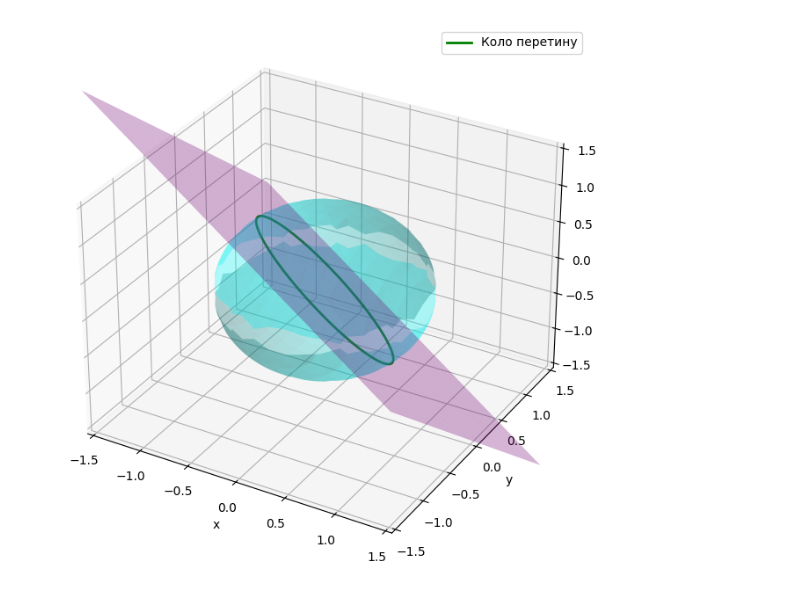
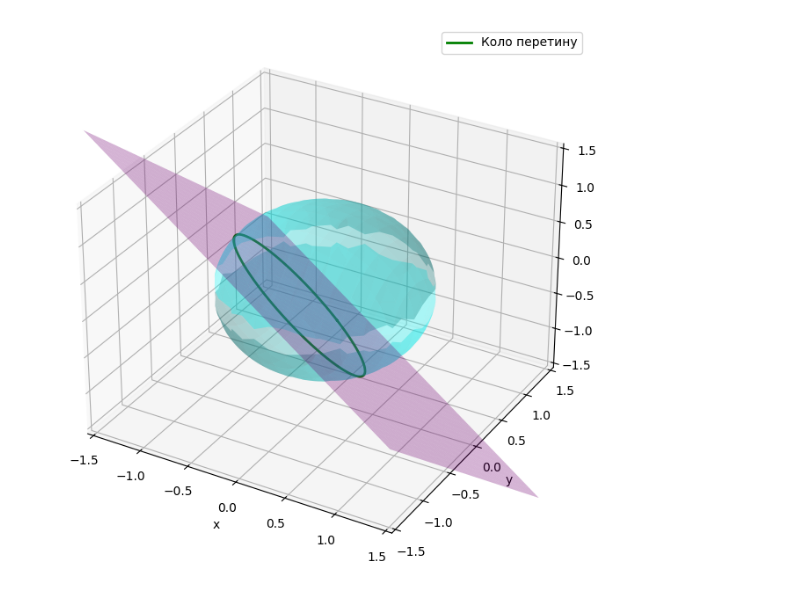
Before and after one commit to VikaBilyk/numeric_methods, a Jupyter notebook: lab3/lab3.ipynb, the cells around one changed output. Cells and saved outputs as stored; diff of their text form; code cells hidden in the pictures.

```diff
--- a/lab3/lab3.ipynb
+++ b/lab3/lab3.ipynb
@@ -10,7 +10,7 @@ def f1(x, y, z):
     return x**2 + y**2 + z**2 - 1  # Сфера
 
 def f2(x, y, z):
-    return x + y + z  # Площина
+    return x + y + z + 0.5  # площина
 
 # Вектор функцій
 def F(x, y, z):
@@ -72,10 +72,7 @@ def pseudo_inverse(a):
     return A_pseudo_inv
 
 # Модифікований метод Ньютона
-def modified_newton_method_fixed_jacobian(x0, y0, z0, tol=1e-6, max_iter=100):
-    """
-    Реалізація модифікованого методу Ньютона з фіксованою Якобі-матрицею.
-    """
+def modified_newton_method_fixed_jacobian(x0, y0, z0, tol):
     x, y, z = x0, y0, z0
 
     # Обчислення фіксованої Якобі-матриці на початку
@@ -86,7 +83,8 @@ def modified_newton_method_fixed_jacobian(x0, y0, z0, tol=1e-6, max_iter=100):
         print(f"Помилка при обчисленні псевдооберненої матриці: {e}")
         return None
 
-    for iteration in range(max_iter):
+    iteration = 0
+    while True:
         F_val = F(x, y, z)
         accuracy = vector_norm(F_val)
         print(f"Ітерація {iteration}: x = {x}, y = {y}, z = {z}, точність = {accuracy}")
@@ -104,38 +102,38 @@ def modified_newton_method_fixed_jacobian(x0, y0, z0, tol=1e-6, max_iter=100):
         # Оновлення змінних
         x, y, z = x + delta[0], y + delta[1], z + delta[2]
 
-    print("Розв'язок не знайдено за вказану кількість ітерацій.")
-    return None
+        # Перевірка на відсутність прогресу
+        if vector_norm(delta) < 1e-12:
+            print("Прогрес став занадто малим. Можливо, метод не збігається.")
+            return None
+
+        iteration += 1
+
 
 # Знаходження кола перетину
 def get_circle_of_intersection():
-    # Нормаль площини
     normal = [1, 1, 1]
     norm_length = vector_norm(normal)
     normal = [n / norm_length for n in normal]
 
-    # Центр сфери
     center_sphere = [0, 0, 0]
+    d = 0.5 / norm_length  # Відстань площини від початку координат
 
-    # Ортогональна проєкція центру сфери на площину
-    dot_product = sum(center_sphere[i] * normal[i] for i in range(3))
     center_projection = [
-        center_sphere[i] - dot_product * normal[i] for i in range(3)
+        center_sphere[i] - d * normal[i] for i in range(3)
     ]
 
-    # Радіус кола перетину
-    radius = (1 - sum(c**2 for c in center_projection)) ** 0.5
+    radius_squared = 1 - sum(c**2 for c in center_projection)
+    if radius_squared < 0:
+        raise ValueError("Площина не перетинає сферу.")
+    radius = radius_squared ** 0.5
 
-    # Генерація векторів для кола в площині
     v1 = vector_cross(normal, [1, 0, 0])
     if vector_norm(v1) == 0:
         v1 = vector_cross(normal, [0, 1, 0])
-    v1_norm = vector_norm(v1)
-    v1 = [v / v1_norm for v in v1]
-
+    v1 = [v / vector_norm(v1) for v in v1]
     v2 = vector_cross(normal, v1)
 
-    # Параметризація кола
     theta = np.linspace(0, 2 * np.pi, 100)
     circle_x = [
         center_projection[0] + radius * (v1[0] * np.cos(t) + v2[0] * np.sin(t))
@@ -158,7 +156,6 @@ def plot_surfaces():
     y = np.linspace(-1.5, 1.5, 200)
     x, y = np.meshgrid(x, y)
 
-    # Обчислюємо z для сфери та площини
     z_sphere_positive = np.sqrt(np.maximum(0, 1 - x**2 - y**2))
     z_sphere_negative = -np.sqrt(np.maximum(0, 1 - x**2 - y**2))
 
@@ -166,23 +163,18 @@ def plot_surfaces():
     z_sphere_positive[~valid_mask] = np.nan
     z_sphere_negative[~valid_mask] = np.nan
 
-    z_plane = -x - y
+    z_plane = -x - y - 0.5
 
     fig = plt.figure(figsize=(10, 8))
     ax = fig.add_subplot(111, projection='3d')
 
-    # Графік сфери
     ax.plot_surface(x, y, z_sphere_positive, color='cyan', alpha=0.3, rstride=10, cstride=10)
     ax.plot_surface(x, y, z_sphere_negative, color='cyan', alpha=0.3, rstride=10, cstride=10)
-
-    # Графік площини
     ax.plot_surface(x, y, z_plane, color='magenta', alpha=0.3)
 
-    # Коло перетину
     circle_x, circle_y, circle_z = get_circle_of_intersection()
     ax.plot(circle_x, circle_y, circle_z, color='green', linewidth=2, label="Коло перетину")
 
-    # Налаштування діапазонів осей
     ax.set_xlim([-1.5, 1.5])
     ax.set_ylim([-1.5, 1.5])
     ax.set_zlim([-1.5, 1.5])
@@ -193,19 +185,17 @@ def plot_surfaces():
     ax.legend()
     plt.show()
 
-# Ввід початкових значень від користувача
 try:
     x0 = float(input("Введіть початкове наближення для x: "))
     y0 = float(input("Введіть початкове наближення для y: "))
     z0 = float(input("Введіть початкове наближення для z: "))
-    epsilon = float(input("Введіть значення точності (ε): "))
+    tol = float(input("Введіть точність (наприклад, 1e-6): "))
 
-    solution = modified_newton_method_fixed_jacobian(x0, y0, z0, tol=epsilon)
-
-    if solution:
+    result = modified_newton_method_fixed_jacobian(x0, y0, z0, tol)
+    if result:
         plot_surfaces()
-except ValueError:
-    print("Введено некоректні значення.")
+except ValueError as e:
+    print(f"Помилка: {e}")
 # %% [output]
 Введіть початкове наближення для x: 0.5
 Введіть початкове наближення для y: 0.5
@@ -224 +215 @@ except ValueError:
-[figure, old version]
+[figure, new version]
```
Also changed, not shown: parts of 1 cell of this notebook.
